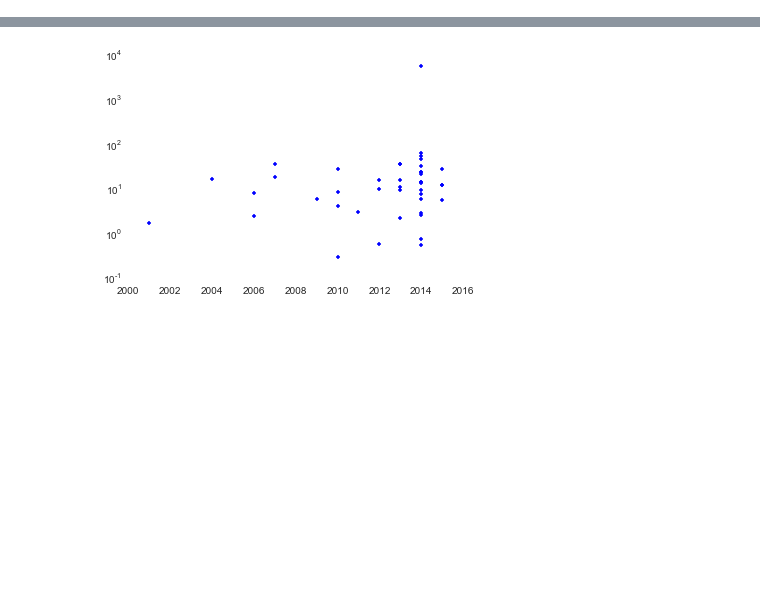
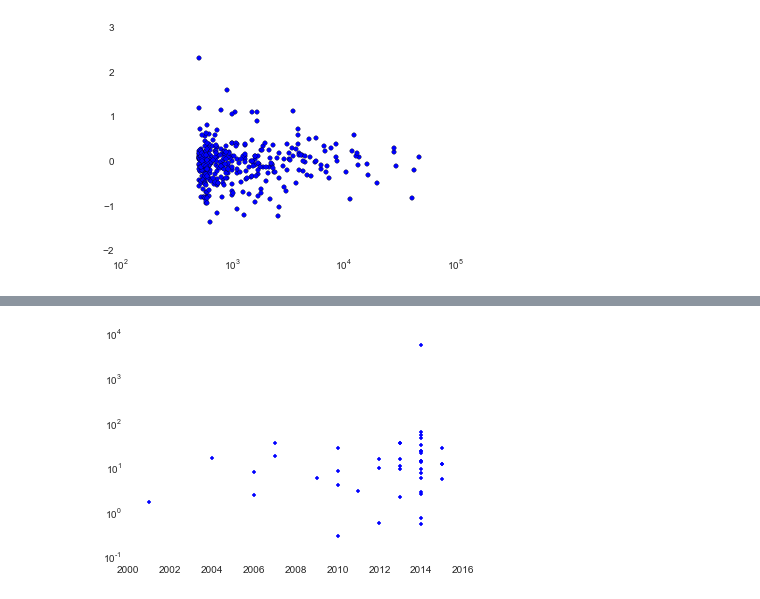
Before and after one commit to zfcousens/med_deals, a Jupyter notebook: Acquirer.ipynb, the cells around one changed output, grey strips where cells are left out. Saved outputs shown, nothing was run; the diff lists cells and outputs as text; code cells hidden in the pictures; blank space fills up the shorter version.

```diff
--- a/Acquirer.ipynb
+++ b/Acquirer.ipynb
@@ -150,0 +496,4 @@ datetime.datetime(2014, 3, 15, 0, 0)
+# %%
+#Add value column
+compare_final['value'] = df.value
+compare_final.head()
@@ -150,0 +507,8 @@ datetime.datetime(2014, 3, 15, 0, 0)
+# %%
+#plt.scatter(compare_final.value, compare_final.pre_6m)
+plt.scatter(compare_final.value, compare_final.pre_1y)
+#plt.scatter(compare_final.value, compare_final.pre_2y)
+#plt.yscale('log')
+plt.xscale('log')
+# %% [output]
+[figure, added]
```
Also changed, not shown: parts of 54 cells of this notebook, 2 other files.
